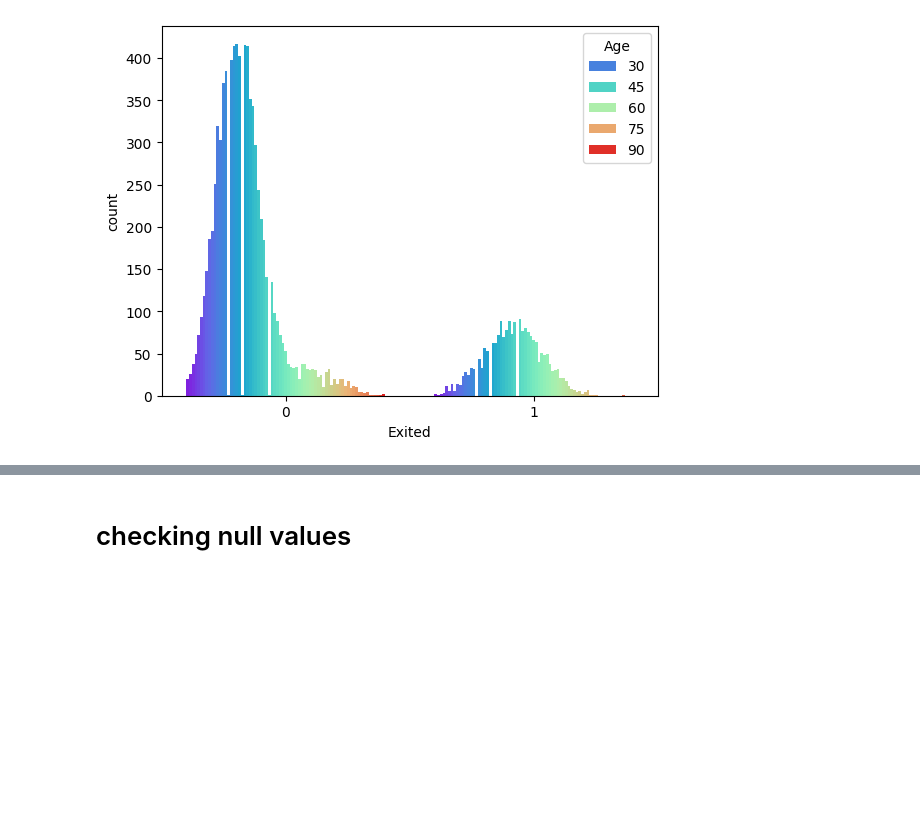
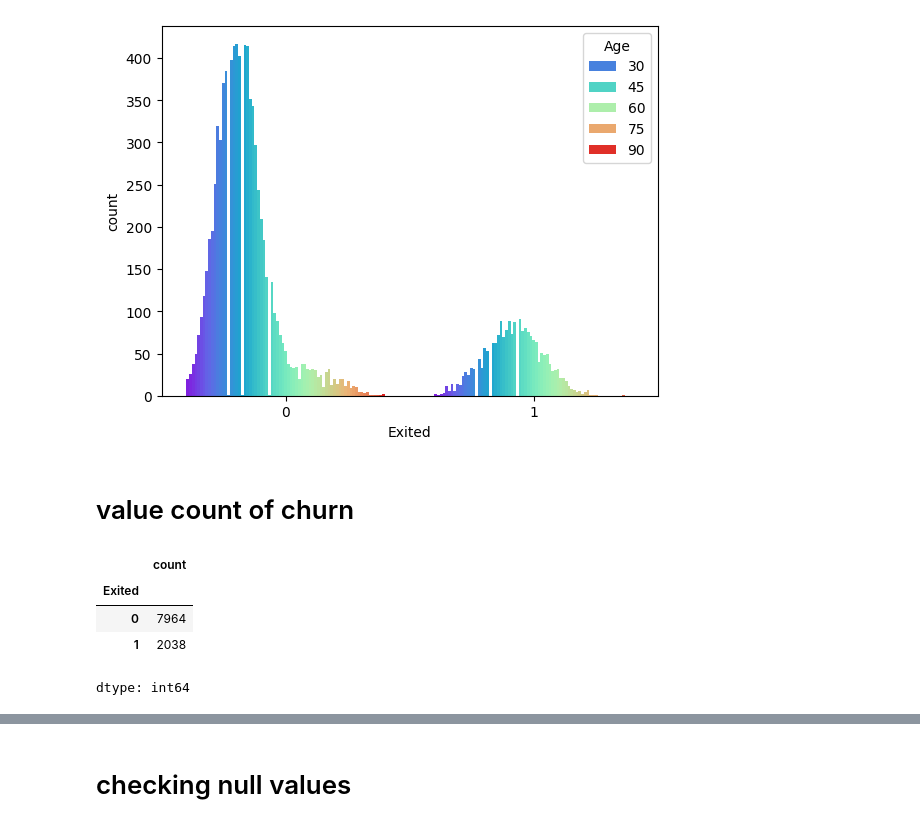
Before and after one commit to minhaz1172/Customer_Churn_Prediction-ML-, a Jupyter notebook: Customer_Churn_ipynb.ipynb, the cells around one changed output, grey strips where cells are left out. Saved outputs shown, nothing was run; the diff lists cells and outputs as text; code cells hidden in the pictures; blank space fills up the shorter version.

```diff
--- a/Customer_Churn_ipynb.ipynb
+++ b/Customer_Churn_ipynb.ipynb
@@ -53,3 +53,13 @@ sns.countplot(x='Exited',hue='Age',data=df,palette='rainbow')
 # %% [output]
 <Axes: xlabel='Exited', ylabel='count'>
 [figure]
+# %% [markdown]
+# value count of churn
+# %%
+df['Exited'].value_counts()
+# %% [output]
+|  | count |
+| Exited |  |
+| 0 | 7964 |
+| 1 | 2038 |
+dtype: int64
```
Also changed, not shown: parts of 7 cells of this notebook.
